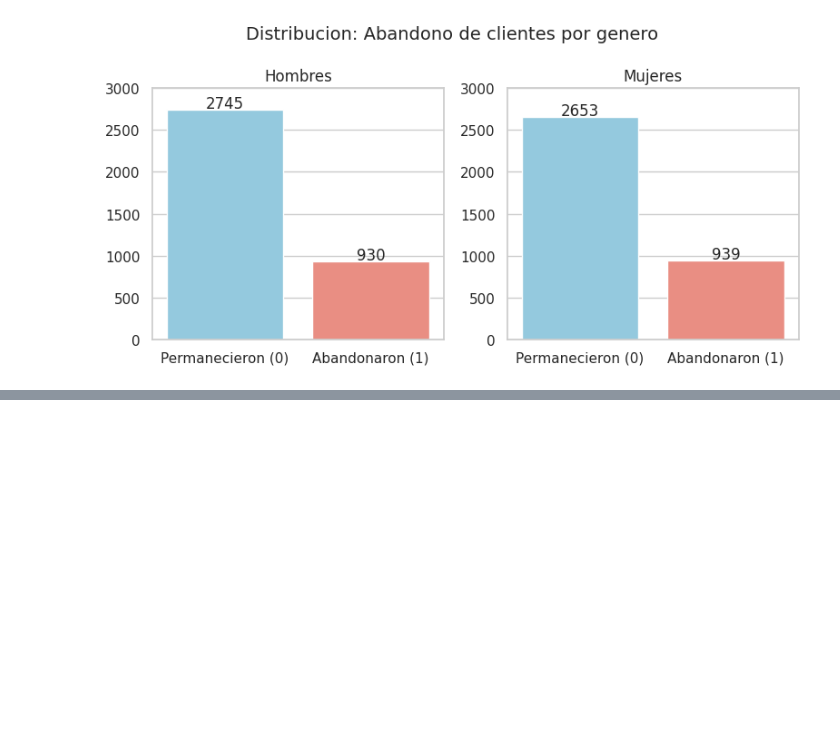
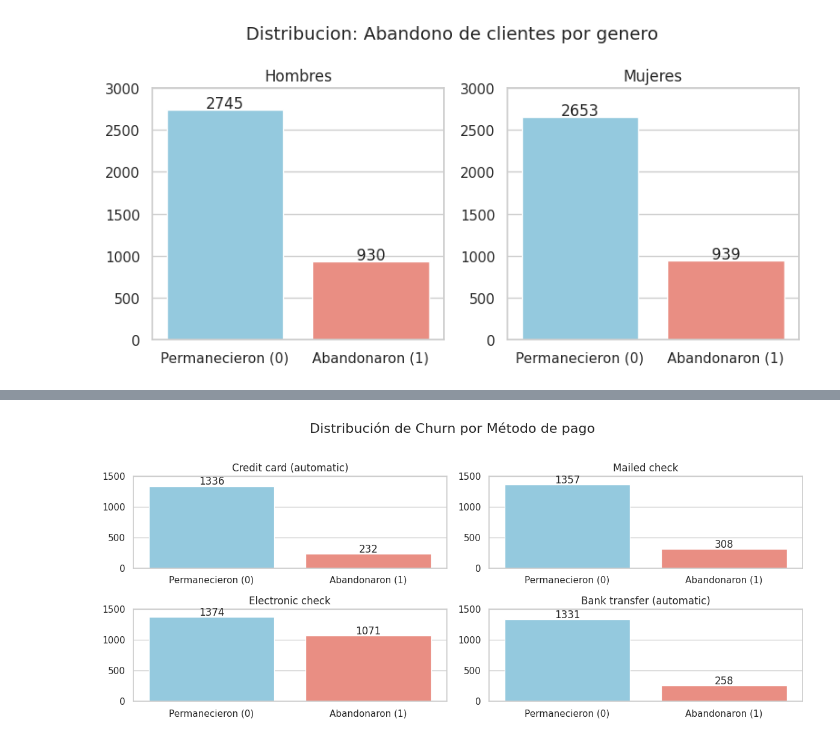
Before and after one commit to clavandera/TelecomX, a Jupyter notebook: ChallengeTelecom.ipynb, the cells around one changed output, grey strips where cells are left out. Cells and saved outputs as stored; diff of their text form; code cells hidden in the pictures; blank space fills up the shorter version.

```diff
--- a/ChallengeTelecom.ipynb
+++ b/ChallengeTelecom.ipynb
@@ -423,0 +505,37 @@ plt.show()
+# %%
+Check = df_final[df_final['PaymentMethod'] == 'Mailed check']['Churn'].value_counts()
+Electronic = df_final[df_final['PaymentMethod'] == 'Electronic check']['Churn'].value_counts()
+Credit = df_final[df_final['PaymentMethod'] == 'Credit card (automatic)']['Churn'].value_counts()
+Bank = df_final[df_final['PaymentMethod'] == 'Bank transfer (automatic)']['Churn'].value_counts()
+# %%
+sns.set(style="whitegrid")
+fig, axs = plt.subplots(2, 2, figsize=(12, 5))
+plt.suptitle('Distribución de Churn por Método de pago', fontsize=16, y=1.02)
+
+def plot_churn(data, ax, title):
+    sns.barplot(
+        x=data.index,
+        y=data.values,
+        hue=data.index,
+        palette=["skyblue", "salmon"],
+        legend=False,
+        ax=ax
+    )
+    ax.set_title(title)
+    ax.set_xlabel('')
+    ax.set_xticks([0,1])
+    ax.set_xticklabels(['Permanecieron (0)', 'Abandonaron (1)'])
+    ax.set_ylim(0, 1500)
+    for i, count in enumerate(data.values):
+        ax.text(i, count+20, str(count), ha='center')
+
+plot_churn(Check, axs[0][1], 'Mailed check')
+plot_churn(Electronic, axs[1][0], 'Electronic check')
+plot_churn(Credit, axs[0][0], 'Credit card (automatic)')
+plot_churn(Bank, axs[1][1], 'Bank transfer (automatic)')
+
+
+plt.tight_layout()
+plt.show()
+# %% [output]
+[figure, added]
```
Also changed, not shown: parts of 13 cells of this notebook.
